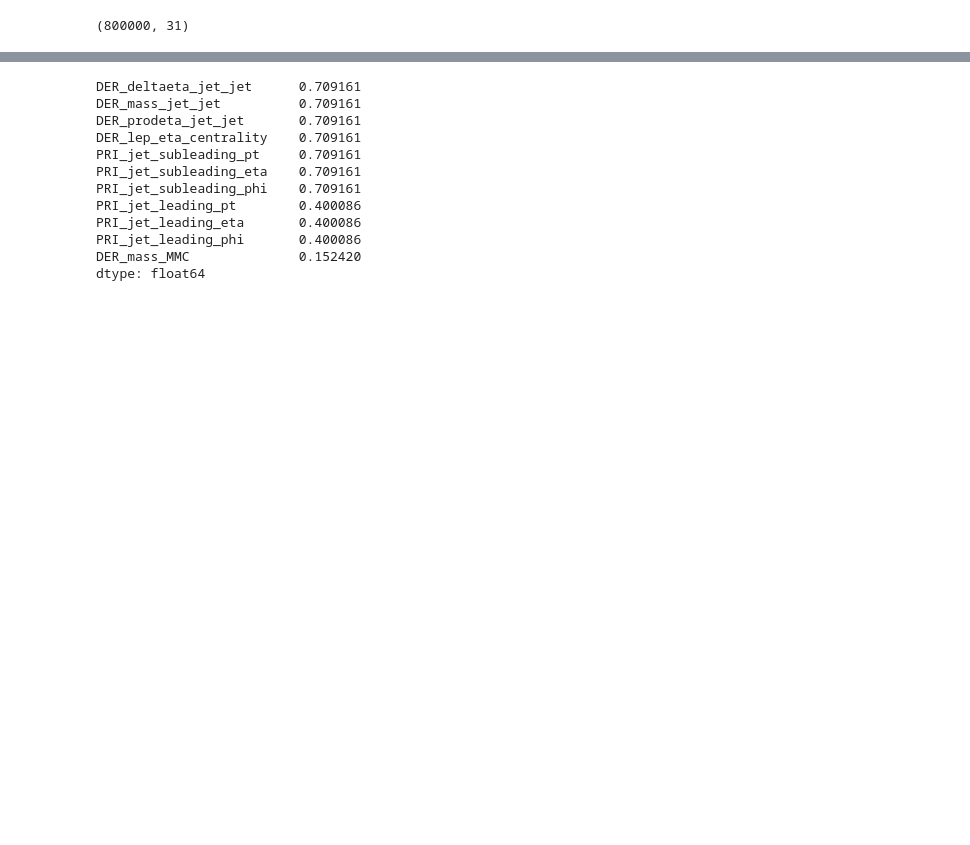
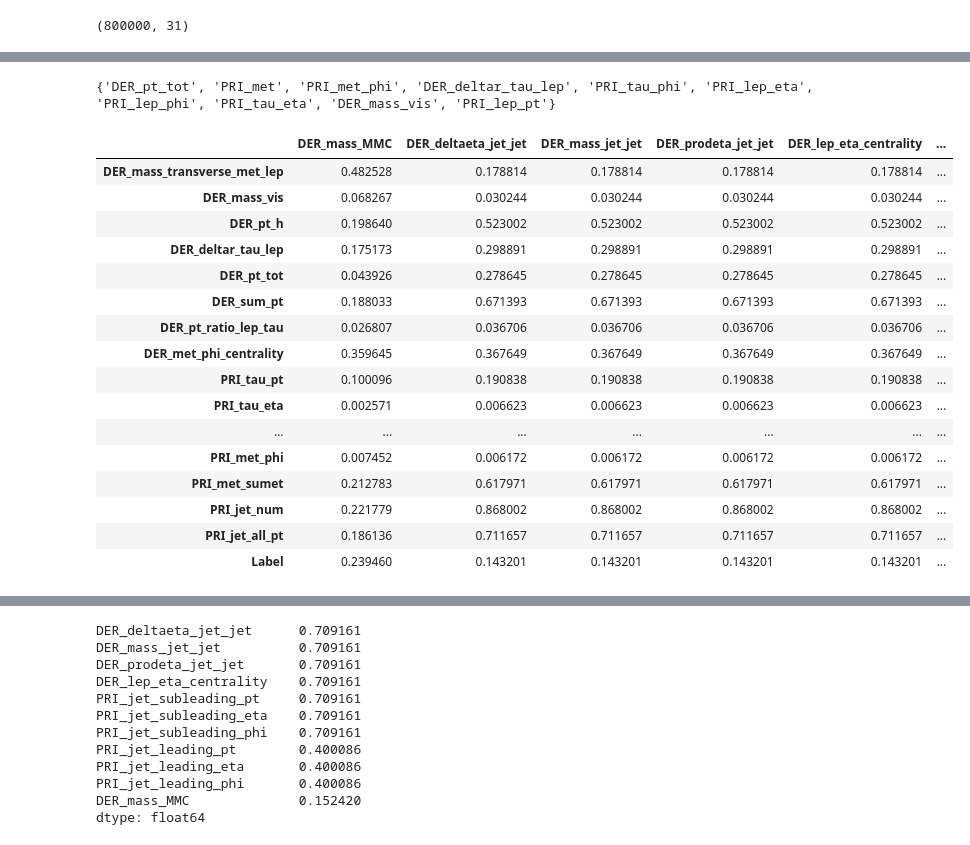
Before and after one commit to sitaomin1994/federated_imputation, a Jupyter notebook: notebook/paper_revision.ipynb, the cells around one changed output, grey strips where cells are left out. Saved outputs shown, nothing was run; the diff lists cells and outputs as text; code cells hidden in the pictures; blank space fills up the shorter version.

```diff
--- a/notebook/paper_revision.ipynb
+++ b/notebook/paper_revision.ipynb
@@ -484,3 +485,15 @@ data = pd.concat([X, y], axis=1)
 print(data.shape)
 # %% [output]
 (800000, 31)
+# %%
+mask = pd.isna(data)
+data_comp_cols = []
+na_cols = []
+for col in data.columns:
+    if mask[col].sum() == 0:
+        data_comp_cols.append(col)
+    else:
+        na_cols.append(col)
+
+data_comp = data[data_comp_cols]
+data_comp.corr()['Label'].abs().sort_values(ascending=False)
@@ -486,0 +518,6 @@ print(data.shape)
+# %%
+corr_label = data_comp.corr()['Label'].abs().sort_values(ascending=False)
+no_corr_label_cols = set(corr_label[corr_label < 0.1].index)
+print(no_corr_label_cols)
+# %% [output]
+{'DER_pt_tot', 'PRI_met', 'PRI_met_phi', 'DER_deltar_tau_lep', 'PRI_tau_phi', 'PRI_lep_eta', 'PRI_lep_phi', 'PRI_tau_eta', 'DER_mass_vis', 'PRI_lep_pt'}
@@ -486,0 +530,27 @@ print(data.shape)
+# %%
+corr_mask_data = []
+for col in na_cols:
+    corr_mask_series = data_comp.corrwith(mask[col]).abs()
+    corr_mask_data.append(corr_mask_series)
+
+corr_mask_data = pd.concat(corr_mask_data, axis=1)
+corr_mask_data.columns = na_cols
+corr_mask_data
+# %% [output]
+|  | DER_mass_MMC | DER_deltaeta_jet_jet | DER_mass_jet_jet | DER_prodeta_jet_jet | DER_lep_eta_centrality | ... |
+| DER_mass_transverse_met_lep | 0.482528 | 0.178814 | 0.178814 | 0.178814 | 0.178814 | ... |
+| DER_mass_vis | 0.068267 | 0.030244 | 0.030244 | 0.030244 | 0.030244 | ... |
+| DER_pt_h | 0.198640 | 0.523002 | 0.523002 | 0.523002 | 0.523002 | ... |
+| DER_deltar_tau_lep | 0.175173 | 0.298891 | 0.298891 | 0.298891 | 0.298891 | ... |
+| DER_pt_tot | 0.043926 | 0.278645 | 0.278645 | 0.278645 | 0.278645 | ... |
+| DER_sum_pt | 0.188033 | 0.671393 | 0.671393 | 0.671393 | 0.671393 | ... |
+| DER_pt_ratio_lep_tau | 0.026807 | 0.036706 | 0.036706 | 0.036706 | 0.036706 | ... |
+| DER_met_phi_centrality | 0.359645 | 0.367649 | 0.367649 | 0.367649 | 0.367649 | ... |
+| PRI_tau_pt | 0.100096 | 0.190838 | 0.190838 | 0.190838 | 0.190838 | ... |
+| PRI_tau_eta | 0.002571 | 0.006623 | 0.006623 | 0.006623 | 0.006623 | ... |
+| ... | ... | ... | ... | ... | ... | ... |
+| PRI_met_phi | 0.007452 | 0.006172 | 0.006172 | 0.006172 | 0.006172 | ... |
+| PRI_met_sumet | 0.212783 | 0.617971 | 0.617971 | 0.617971 | 0.617971 | ... |
+| PRI_jet_num | 0.221779 | 0.868002 | 0.868002 | 0.868002 | 0.868002 | ... |
+| PRI_jet_all_pt | 0.186136 | 0.711657 | 0.711657 | 0.711657 | 0.711657 | ... |
+| Label | 0.239460 | 0.143201 | 0.143201 | 0.143201 | 0.143201 | ... |
```
Also changed, not shown: parts of 12 cells of this notebook, 16 other files.
